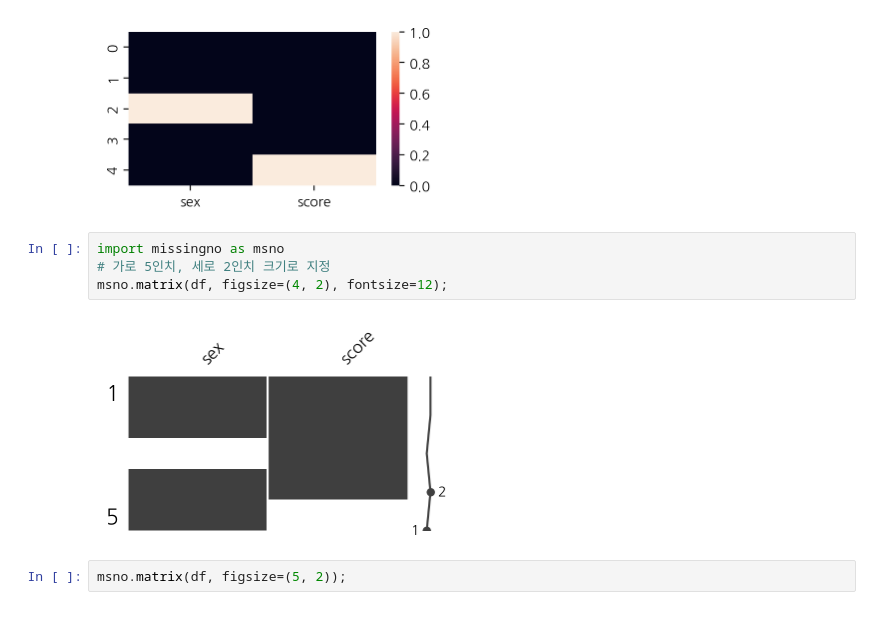
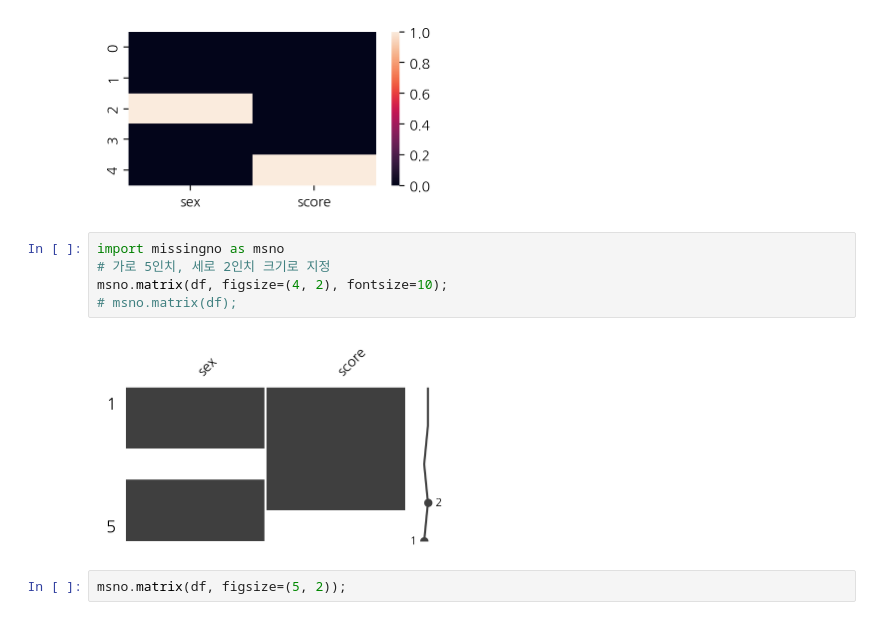
Before and after one commit to 20232497/2026-1-BDA, a Jupyter notebook: code/14w_ch07_missingvalue_outlier.ipynb, the cells around one changed output. Saved outputs shown, nothing was run; the diff lists cells and outputs as text.

```diff
--- a/code/14w_ch07_missingvalue_outlier.ipynb
+++ b/code/14w_ch07_missingvalue_outlier.ipynb
@@ -605,9 +680,10 @@ sns.heatmap(df.isnull());
 # %%
 import missingno as msno
 # 가로 5인치, 세로 2인치 크기로 지정
-msno.matrix(df, figsize=(4, 2), fontsize=12);
+msno.matrix(df, figsize=(4, 2), fontsize=10);
+# msno.matrix(df);
 # %% [output]
-[figure, old version]
+[figure, new version]
 # %%
 msno.matrix(df, figsize=(5, 2));
 # %% [output]
```
Also changed, not shown: parts of 16 cells of this notebook.
